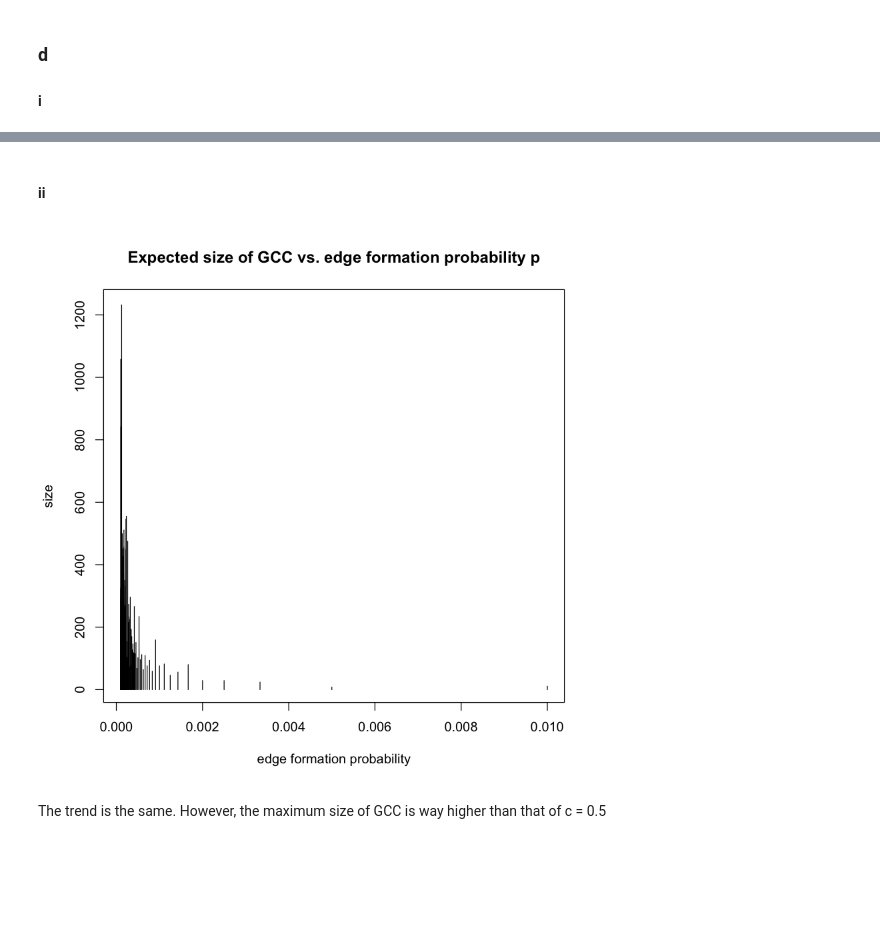
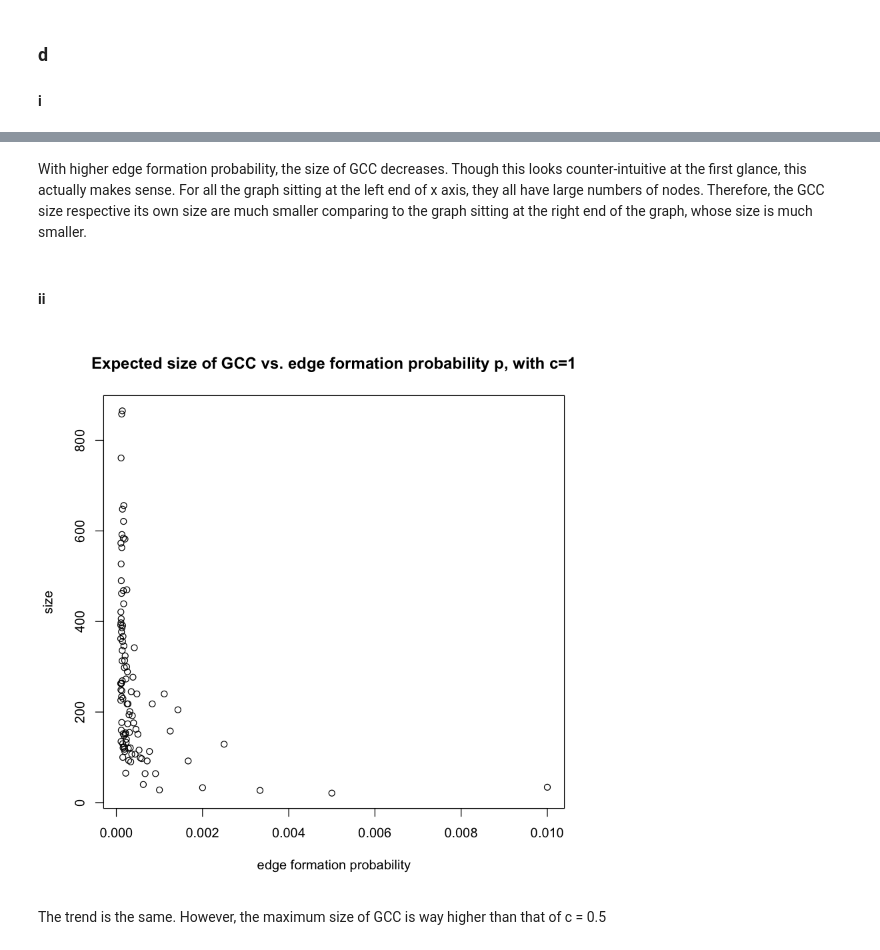
Before and after one commit to wanghran/ECE232_Graph, a Jupyter notebook: Part1_problem1.ipynb, the cells around one changed output, grey strips where cells are left out. Saved outputs shown, nothing was run; the diff lists cells and outputs as text; code cells hidden in the pictures; blank space fills up the shorter version.

```diff
--- a/Part1_problem1.ipynb
+++ b/Part1_problem1.ipynb
@@ -204,20 +200,22 @@ With higher edge formation probability, the size of GCC decreases.
+# %% [markdown]
+With higher edge formation probability, the size of GCC decreases. Though this looks counter-intuitive at the first glance, this actually makes sense. For all the graph sitting at the left end of x axis, they all have large numbers of nodes. Therefore, the GCC size respective its own size are much smaller comparing to the graph sitting at the right end of the graph, whose size is much smaller.
 # %% [markdown]
 #### ii
 # %%
 GCC_size_d2 <- list()
 prob_list_d2 <- list()
 for (num in node_list) {
     g1d2 = erdos.renyi.game(num, 1/num, directed=F)
     g1d2.components <- clusters(g1d2)
     size_d2 <- g1d2.components$csize
     GCC_size_d2 <- c(GCC_size_d2, list(max(size_d2)))
 }
 for (num in node_list) {
     prob_list_d2 <- c(prob_list_d2, list(1/num))
 }
-plot(prob_list_d2, GCC_size_d2, main="Expected size of GCC vs. edge formation probability p",xlab="edge formation probability",ylab="size", type="h")
+plot(prob_list_d2, GCC_size_d2, main="Expected size of GCC vs. edge formation probability p, with c=1",xlab="edge formation probability",ylab="size")
 # %% [output]
-[figure, old version]
+[figure, new version]
 # %% [markdown]
 The trend is the same. However, the maximum size of GCC is way higher than that of c = 0.5
 # %% [markdown]
```
Also changed, not shown: parts of 9 cells of this notebook.
